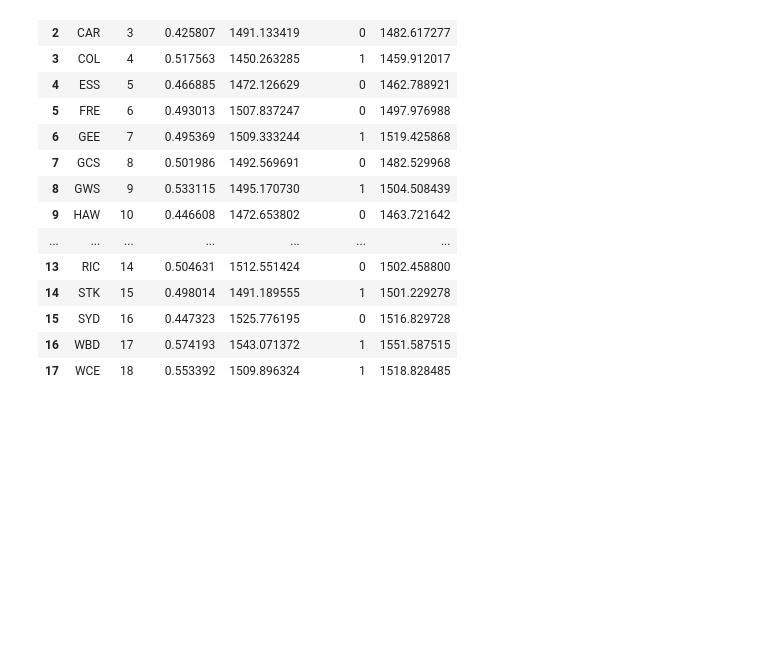
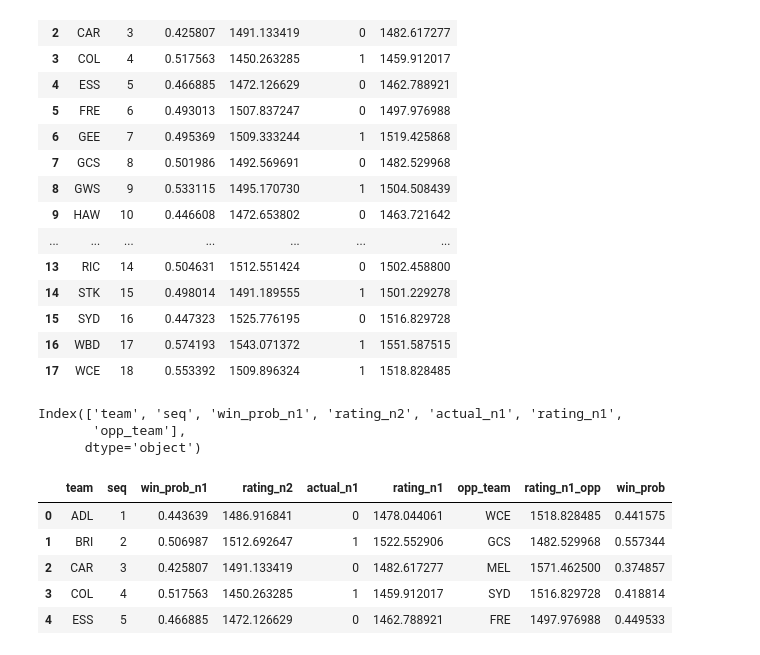
Before and after one commit to stevegabriel1/afl_elo_ratings, a Jupyter notebook: basic_version_20210516.ipynb, the cells around one changed output. Saved outputs shown, nothing was run; the diff lists cells and outputs as text; code cells hidden in the pictures; blank space fills up the shorter version.

```diff
--- a/basic_version_20210516.ipynb
+++ b/basic_version_20210516.ipynb
@@ -1233,0 +1229,9 @@ contests.columns
+# %%
+contests = rframe
+# Create opposition team rating column for R9:
+contests['opp_team'] = ['WCE','GCS','MEL','SYD','FRE','ESS','STK','BRI','RIC','NME','CAR','HAW','WBD','GWS','GEE','COL','PAD','ADL']
+contests.columns
+# %% [output]
+Index(['team', 'seq', 'win_prob_n1', 'rating_n2', 'actual_n1', 'rating_n1',
+       'opp_team'],
+      dtype='object')
@@ -1233,0 +1247,11 @@ contests.columns
+# %%
+## Now the formula for win probability can be applied row by row:
+joined['win_prob'] = 1/(1 + (10**((joined['rating_n1_opp'] - joined['rating_n1'])/400)))
+joined.head()
+# %% [output]
+|  | team | seq | win_prob_n1 | rating_n2 | actual_n1 | rating_n1 | opp_team | rating_n1_opp | win_prob |
+| 0 | ADL | 1 | 0.443639 | 1486.916841 | 0 | 1478.044061 | WCE | 1518.828485 | 0.441575 |
+| 1 | BRI | 2 | 0.506987 | 1512.692647 | 1 | 1522.552906 | GCS | 1482.529968 | 0.557344 |
+| 2 | CAR | 3 | 0.425807 | 1491.133419 | 0 | 1482.617277 | MEL | 1571.462500 | 0.374857 |
+| 3 | COL | 4 | 0.517563 | 1450.263285 | 1 | 1459.912017 | SYD | 1516.829728 | 0.418814 |
+| 4 | ESS | 5 | 0.466885 | 1472.126629 | 0 | 1462.788921 | FRE | 1497.976988 | 0.449533 |
```
Also changed, not shown: parts of 7 cells of this notebook.
